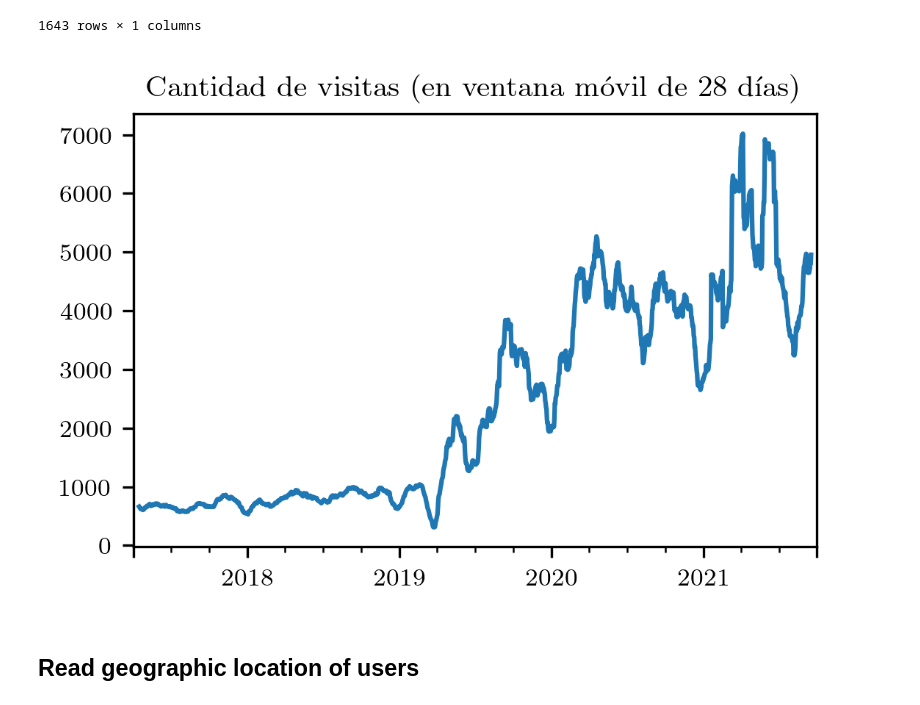
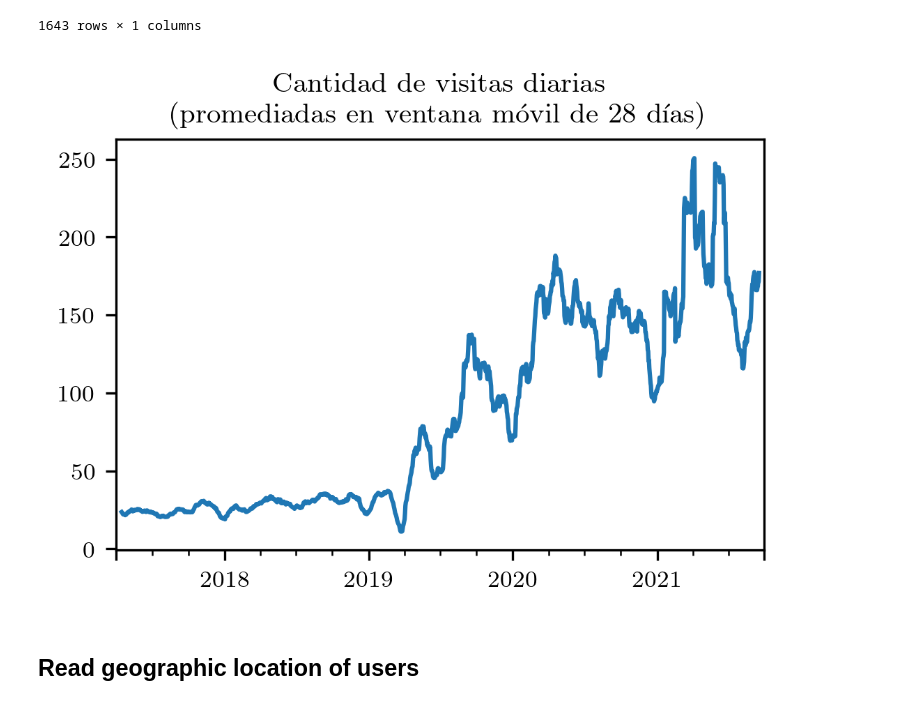
Before and after one commit to santisoler/phd-thesis, a Jupyter notebook: analytics/generate_figures.ipynb, the cells around one changed output. Cells and saved outputs as stored; diff of their text form; code cells hidden in the pictures.

```diff
--- a/analytics/generate_figures.ipynb
+++ b/analytics/generate_figures.ipynb
@@ -54,7 +54,7 @@ time_steps = active_users.index[1:] - active_users.index[:-1]
 assert (time_steps == time_steps[0]).all()
 # %%
 window_size = 28
-active_users_monthly = active_users.rolling(window=window_size, center=True).sum()
+active_users_monthly = active_users.rolling(window=window_size, center=True).mean()
 active_users_monthly = active_users_monthly.rename(columns={"Usuarios activos en un día": f"Usuarios activos en {window_size} días"})
 # %%
 active_users_monthly
@@ -76,12 +76,12 @@ active_users_monthly
 # %%
 fig, ax = plt.subplots(figsize=(4, 2.6))
 active_users_monthly.plot(ax=ax, legend=False)
 ax.set_xlabel("")
-plt.title("Cantidad de visitas (en ventana móvil de 28 días)")
+plt.title("Cantidad de visitas diarias\n(promediadas en ventana móvil de 28 días)")
 plt.savefig(figs_dir / "users_history.pdf", bbox_inches="tight")
 plt.show()
 # %% [output]
-[figure, old version]
+[figure, new version]
 # %% [markdown]
 ## Read geographic location of users
 # %% [markdown]
```
Also changed, not shown: parts of 1 cell of this notebook, 10 other files.
